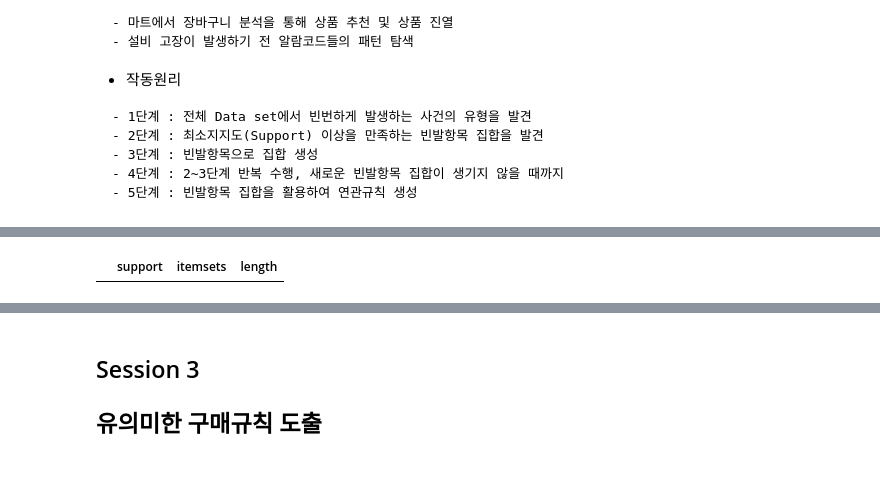
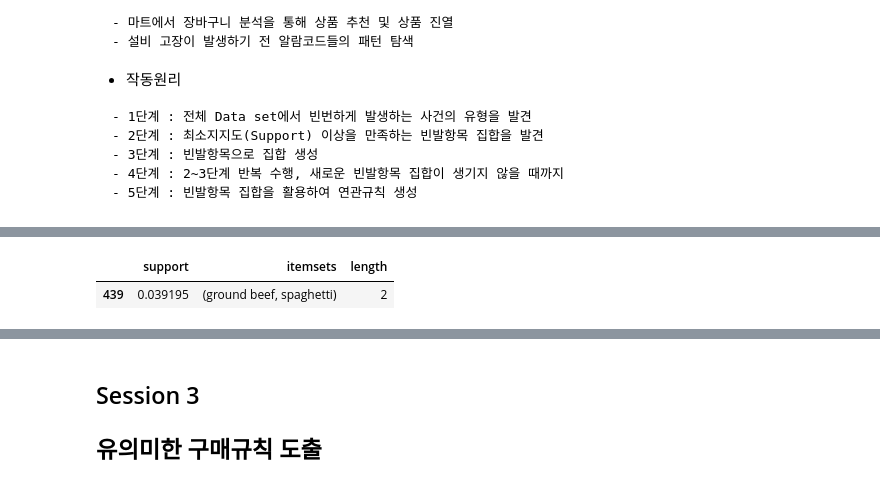
Before and after one commit to eunzzae/Study_DS, a Jupyter notebook: 16)_연관규칙분석을_통한_구매규칙_탐색.ipynb, the cells around one changed output, grey strips where cells are left out. Saved outputs shown, nothing was run; the diff lists cells and outputs as text; code cells hidden in the pictures.

```diff
--- a/16)_연관규칙분석을_통한_구매규칙_탐색.ipynb
+++ b/16)_연관규칙분석을_통한_구매규칙_탐색.ipynb
@@ -312,8 +301,9 @@ frequent_itemset[frequent_itemset['length']>=2].head(10)
 # %%
 # 특정 규칙을 찾고 싶을 때, 정확한 규칙을 넣어줘야함.
-frequent_itemset[frequent_itemset['itemsets']==frozenset(('bacon', 'asparagus'))]
+frequent_itemset[frequent_itemset['itemsets']==frozenset(('ground beef', 'spaghetti'))]
 # %% [output]
 |  | support | itemsets | length |
+| 439 | 0.039195 | (ground beef, spaghetti) | 2 |
 # %%
 # 상위에서 생성한 Rule에 대해, 추가 지표들에 대한 탐색
 # metric과 threshold 설정 필요
```
Also changed, not shown: parts of 11 cells of this notebook.
